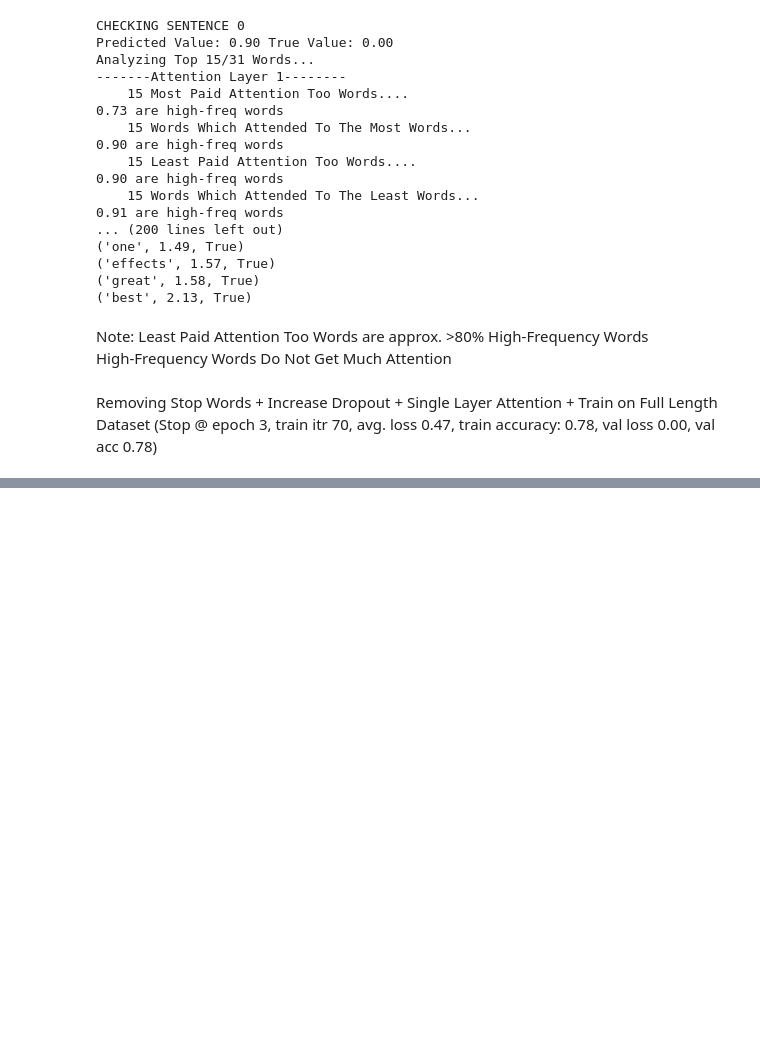
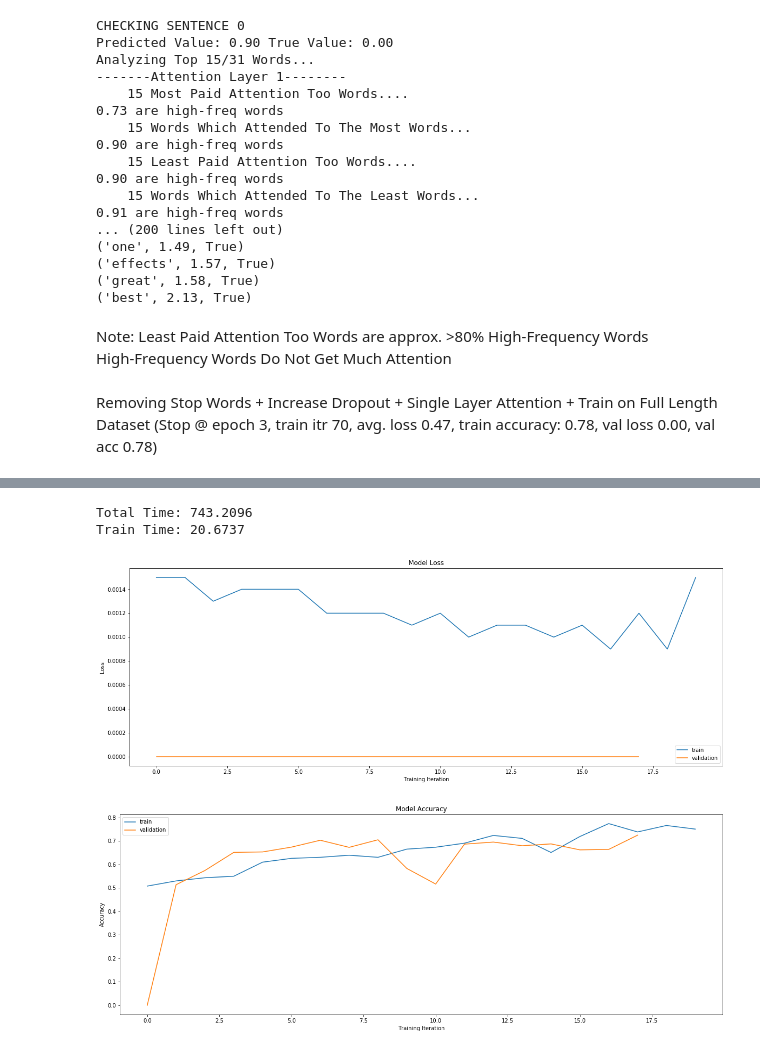
Before and after one commit to gebob19/Dropout-Attention, a Jupyter notebook: torch_transformer_analysis [full-attention].ipynb, the cells around one changed output, grey strips where cells are left out. Drawn from its saved outputs; the diff is of its cells as text; code cells hidden in the pictures; blank space fills up the shorter version.

```diff
--- a/torch_transformer_analysis [full-attention].ipynb
+++ b/torch_transformer_analysis [full-attention].ipynb
@@ -583,6 +585,6 @@ Removing Stop Words + Increase Dropout + Single Layer Attention + Train on Full
 # %%
-model_path = '1709-may25'
+model_path = '2june-1717'
 model, optim, lang, metrics = load(model_path, cpu=True)
 
 pp = pprint.PrettyPrinter(indent=4)
-pp.pprint(metrics)
+pp.pprint(metrics['args'])
@@ -588,0 +609,7 @@ pp.pprint(metrics)
+# %%
+plot_metrics(metrics)
+# %% [output]
+Total Time: 743.2096
+Train Time: 20.6737
+[figure, added]
+[figure, added]
```
Also changed, not shown: parts of 17 cells of this notebook.
